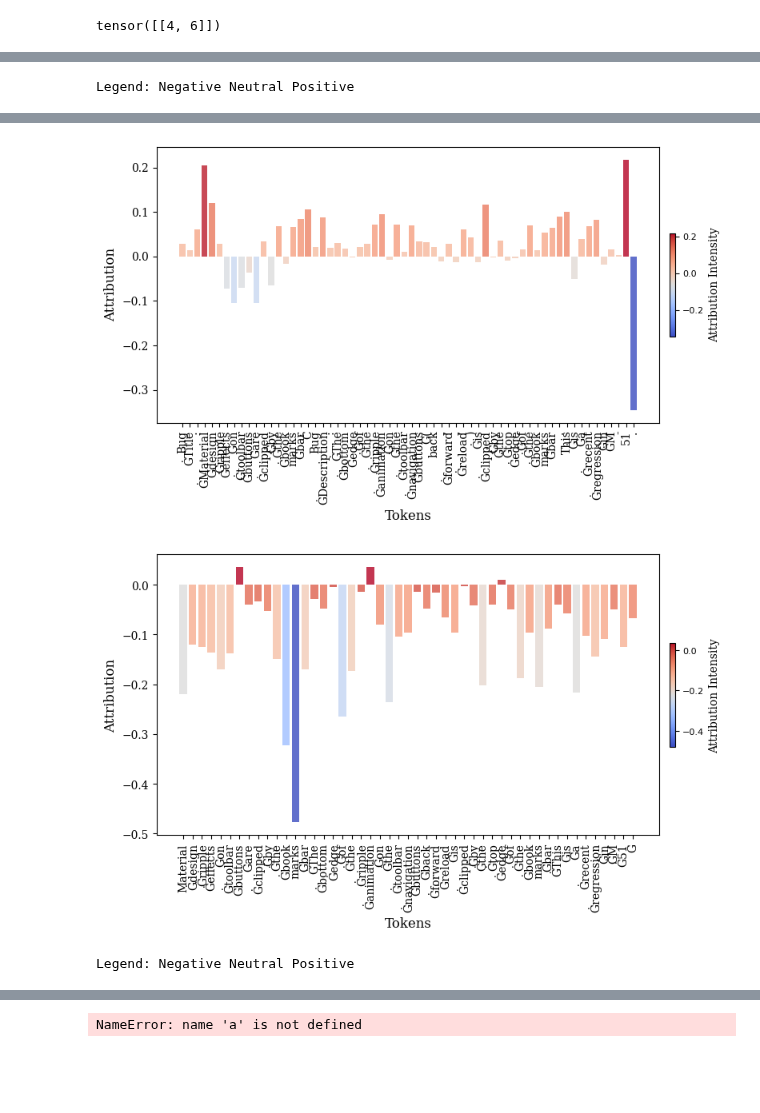
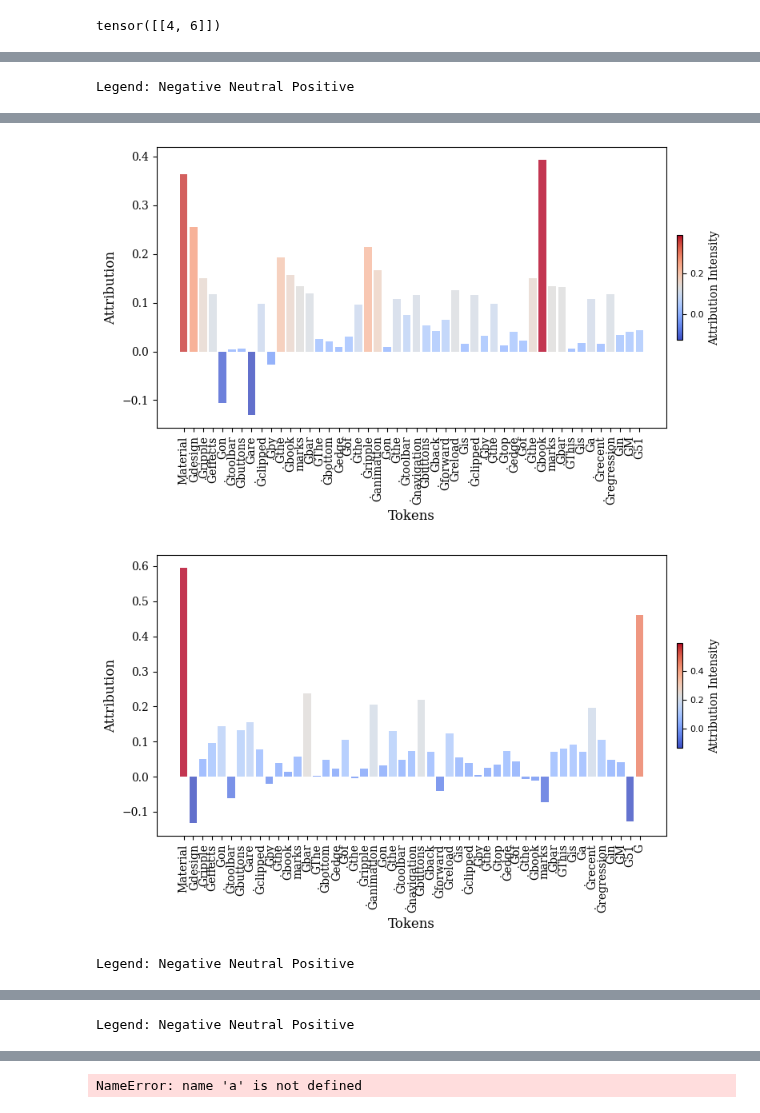
Before and after one commit to afifaniks/triagerX, a Jupyter notebook: notebook/model_interpretation.ipynb, the cells around one changed output, grey strips where cells are left out. Saved outputs shown, nothing was run; the diff lists cells and outputs as text; code cells hidden in the pictures; blank space fills up the shorter version.

```diff
--- a/notebook/model_interpretation.ipynb
+++ b/notebook/model_interpretation.ipynb
@@ -582,12 +773,20 @@ def construct_input_and_baseline_triagerx(text):
 
     # input_ids = [cls_token_id] + text_ids + [sep_token_id]
     token_list = triagerx_model.tokenizer(0).convert_ids_to_tokens(id1.squeeze())
+    token_list2 = triagerx_model.tokenizer(1).convert_ids_to_tokens(id1.squeeze())
+
+    print("Tok 1: ", token_list)
+    print("Tok 2:", token_list2)
 
     baseline1 = [baseline_token_id1] * max_length
     baseline2 = [baseline_token_id2] * max_length
+
+    print("Baseline 1:", baseline1)
+    print("Baseline 2:", baseline2)
+
     return id1, m1, id2, m2, baseline1, baseline2, token_list
 # %%
-def construct_input_and_baseline(text):
+def construct_input_and_baseline(text, tokenizer):
 
     max_length = 254
     baseline_token_id = tokenizer.pad_token_id
@@ -724,8 +932,8 @@ def highlight_text(tokens, attr_scores, width=5, line_height=1.2):
 # %%
 from captum.attr import visualization as viz
 
-def interpret_text(text, true_class):
-    input_ids, baseline_input_ids, all_tokens = construct_input_and_baseline(text)
+def interpret_text(text, true_class, tokenizer, lig):
+    input_ids, baseline_input_ids, all_tokens = construct_input_and_baseline(text, tokenizer)
     input_ids = input_ids.to(device)
     baseline_input_ids = baseline_input_ids.to(device)
     attributions, delta = lig.attribute(inputs= input_ids,
@@ -771,17 +979,31 @@ def interpret_text(text, true_class):
 from captum.attr import visualization as viz
 import matplotlib.pyplot as plt
 
-def interpret_text_triagerx(text, true_class):
+def interpret_text_triagerx(text, true_class, tokenizer_id=0):
     id1, m1, id2, m2, baseline1, baseline2, all_tokens = construct_input_and_baseline_triagerx(text)
     baseline1 = torch.tensor([baseline1]).to(device)
     baseline2 = torch.tensor([baseline2]).to(device)
     attributions, delta = triagerx_lig.attribute(inputs=(id1, m1, id2, m2),
-                                    baselines= (baseline1, baseline1, baseline2, baseline2),
+                                    baselines= (baseline1, baseline1, baseline1, baseline1),
                                     return_convergence_delta=True,
                                     internal_batch_size=1,
                                     target=true_class
                                     )
-    attributions_sum = summarize_attributions_triagerx(attributions)
+    attributions2, delta2 = triagerx_lig.attribute(inputs=(id1, m1, id2, m2),
+                                    baselines= (baseline2, baseline2, baseline2, baseline2),
+                                    return_convergence_delta=True,
+                                    internal_batch_size=1,
+                                    target=true_class
+                                    )
+
+    attributions_sum = sum(attributions) + sum(attributions2)
+    delta = delta + delta2
+
+    print("Attributions:", attributions[0])
+    print("Length:", len(attributions))
+    print("Attributions 2:", attributions2[1])
+    print("Length:", len(attributions))
+    attributions_sum = summarize_attributions_triagerx(attributions_sum)
 
     attributions_sum = attributions_sum.cpu().numpy()
 
@@ -793,9 +1015,9 @@ def interpret_text_triagerx(text, true_class):
     # print(len(attributions_sum))
     # print(len(all_tokens))
 
-    for token, sum in zip(all_tokens, attributions_sum):
-        if token != triagerx_model.tokenizer(0).pad_token and token != triagerx_model.tokenizer(0).sep_token and token != triagerx_model.tokenizer(0).cls_token:
-            filtered_attribution_sum.append(sum)
+    for token, sum_ in zip(all_tokens, attributions_sum):
+        if token != triagerx_model.tokenizer(tokenizer_id).pad_token and token != triagerx_model.tokenizer(tokenizer_id).sep_token and token != triagerx_model.tokenizer(tokenizer_id).cls_token:
+            filtered_attribution_sum.append(sum_)
             filtered_tokens.append(token)
 
     filtered_attribution_sum = np.array(filtered_attribution_sum)
@@ -882,8 +1159,9 @@ owner_id = 113
 test_data_index = 3
 owner, text, text2 = get_data(owner_id, test_data_index)
 print(text)
-filtered_tok_triagex, filtered_attribution_triagerx = interpret_text_triagerx(text, owner_id)
-filtered_tok_lbtp, filtered_attribution_lbtp = interpret_text(text2, owner_id)
+filtered_tok_triagex, filtered_attribution_triagerx = interpret_text_triagerx(text2, owner_id)
+filtered_tok_codebert, filtered_attribution_codebert = interpret_text(text2, owner_id, tokenizer, lig)
+filtered_tok_lbtp, filtered_attribution_lbtp = interpret_text(text2, owner_id, lbtp_tokenizer, lbtp_lig)
 # %% [output]
 Bug Title: Material design ripple effects on toolbar buttons are clipped by the bookmarks bar
 Bug Description: The bottom edge of the ripple animation on the toolbar navigation buttons (back, forward, reload) is clipped by the top edge of the bookmarks bar.This is a recent regression in M-51.
@@ -893,4 +1186,4 @@ Legend: Negative Neutral Positive
-[figure, old version]
+[figure, new version]
-[figure, old version]
+[figure, new version]
 Legend: Negative Neutral Positive
 | True Label | Predicted Label | Attribution Label | Attribution Score | Word Importance |
@@ -897,0 +1192 @@ Legend: Negative Neutral Positive
+Legend: Negative Neutral Positive
```
Also changed, not shown: parts of 30 cells of this notebook.
